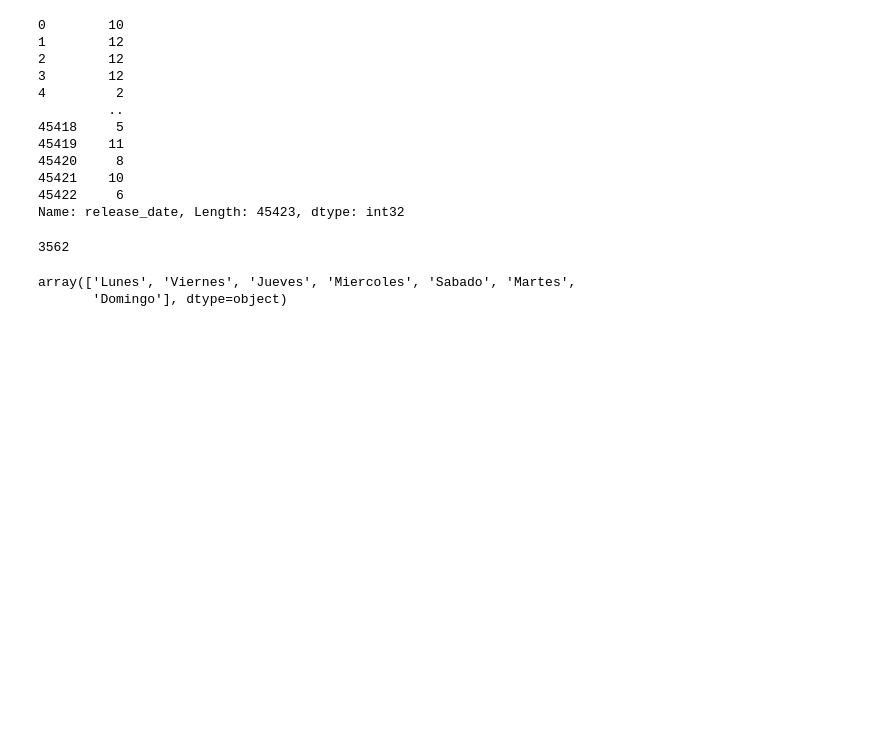
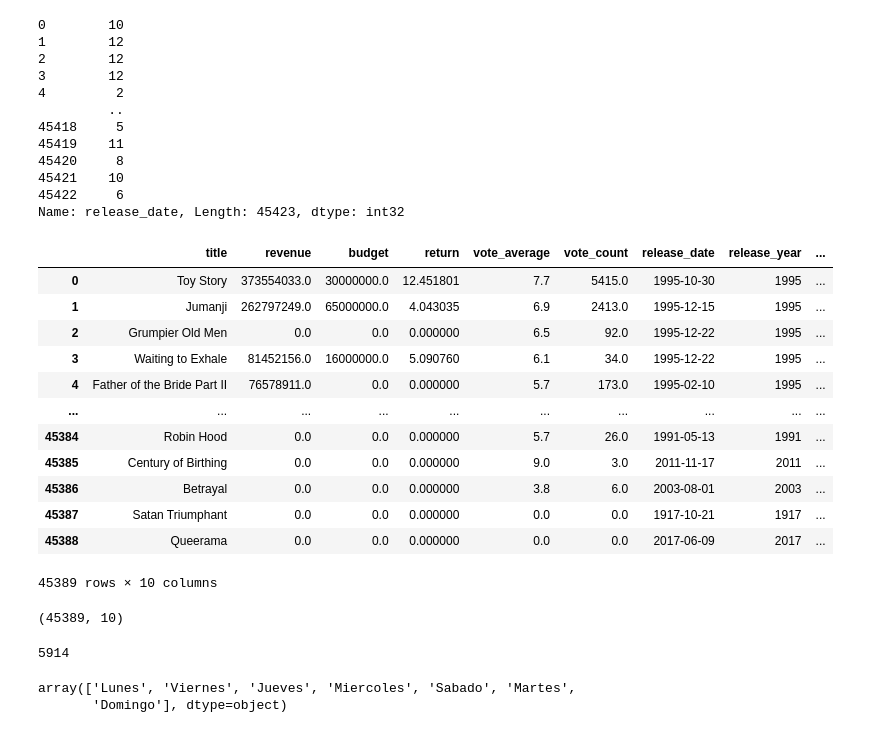
Before and after one commit to MartinFerrari5/Proyecto-Machine-Learning, a Jupyter notebook: notebooks/etl.ipynb, the cells around one changed output. Saved outputs shown, nothing was run; the diff lists cells and outputs as text; code cells hidden in the pictures; blank space fills up the shorter version.

```diff
--- a/notebooks/etl.ipynb
+++ b/notebooks/etl.ipynb
@@ -12,5 +13,6 @@ from unidecode import unidecode
 # %% [markdown]
 ### Lectura de los archivos `.csv`.
 # %%
+pd.set_option('display.max_columns', None)
 credits = pd.read_csv('../datasets/credits.csv')
 movies = pd.read_csv('../datasets/movies_dataset.csv')
@@ -139,13 +197,0 @@ movies_copia.shape
-# %%
-pd.set_option('future.no_silent_downcasting', True)
-r=[]
-def gotgenre(valor):
-    if(type(valor)==float or valor is None):
-        return np.nan
-    if "Animation" in valor:
-        return True
-r = movies_copia["name_genre"].apply(gotgenre)
-r = r.replace({None:False})
-r.fillna(value=False,inplace=True)
-
-list(movies_copia["title"][r])
@@ -344,0 +253,2 @@ Name: tagline, Length: 45423, dtype: object
+# %%
+movies_merged = pd.read_parquet("../datasets/movies_merged.parquet").head(30000)
@@ -376,21 +290,41 @@ movies_merged_copy["release_date"].dt.month
 45421    10
 45422     6
 Name: release_date, Length: 45423, dtype: int32
+# %%
+movies_merged
+# %% [output]
+|  | title | revenue | budget | return | vote_average | vote_count | release_date | release_year | ... |
+| 0 | Toy Story | 373554033.0 | 30000000.0 | 12.451801 | 7.7 | 5415.0 | 1995-10-30 | 1995 | ... |
+| 1 | Jumanji | 262797249.0 | 65000000.0 | 4.043035 | 6.9 | 2413.0 | 1995-12-15 | 1995 | ... |
+| 2 | Grumpier Old Men | 0.0 | 0.0 | 0.000000 | 6.5 | 92.0 | 1995-12-22 | 1995 | ... |
+| 3 | Waiting to Exhale | 81452156.0 | 16000000.0 | 5.090760 | 6.1 | 34.0 | 1995-12-22 | 1995 | ... |
+| 4 | Father of the Bride Part II | 76578911.0 | 0.0 | 0.000000 | 5.7 | 173.0 | 1995-02-10 | 1995 | ... |
+| ... | ... | ... | ... | ... | ... | ... | ... | ... | ... |
+| 45384 | Robin Hood | 0.0 | 0.0 | 0.000000 | 5.7 | 26.0 | 1991-05-13 | 1991 | ... |
+| 45385 | Century of Birthing | 0.0 | 0.0 | 0.000000 | 9.0 | 3.0 | 2011-11-17 | 2011 | ... |
+| 45386 | Betrayal | 0.0 | 0.0 | 0.000000 | 3.8 | 6.0 | 2003-08-01 | 2003 | ... |
+| 45387 | Satan Triumphant | 0.0 | 0.0 | 0.000000 | 0.0 | 0.0 | 1917-10-21 | 1917 | ... |
+| 45388 | Queerama | 0.0 | 0.0 | 0.000000 | 0.0 | 0.0 | 2017-06-09 | 2017 | ... |
+45389 rows × 10 columns
+# %%
+movies_merged.shape
+# %% [output]
+(45389, 10)
 # %%
 def cantidad_filmaciones_mes(mes):
     mes = mes.capitalize()
     num_mes = month_map[mes]
     try:
-        a = movies_merged_copy[movies_merged_copy["release_date"].dt.month == num_mes]
+        a = movies_merged[movies_merged["release_date"].dt.month == num_mes]
         return a["title"].count()
     except:
         print("Check your input")
 
-a = cantidad_filmaciones_mes("marzo")
+a = cantidad_filmaciones_mes("enEro")
 a
 #3036
 # %% [output]
-3562
+5914
 # %%
 dias_norm = {
     "Miã©rcoles":"Miercoles",
```
Also changed, not shown: parts of 63 cells of this notebook, 5 other files.
